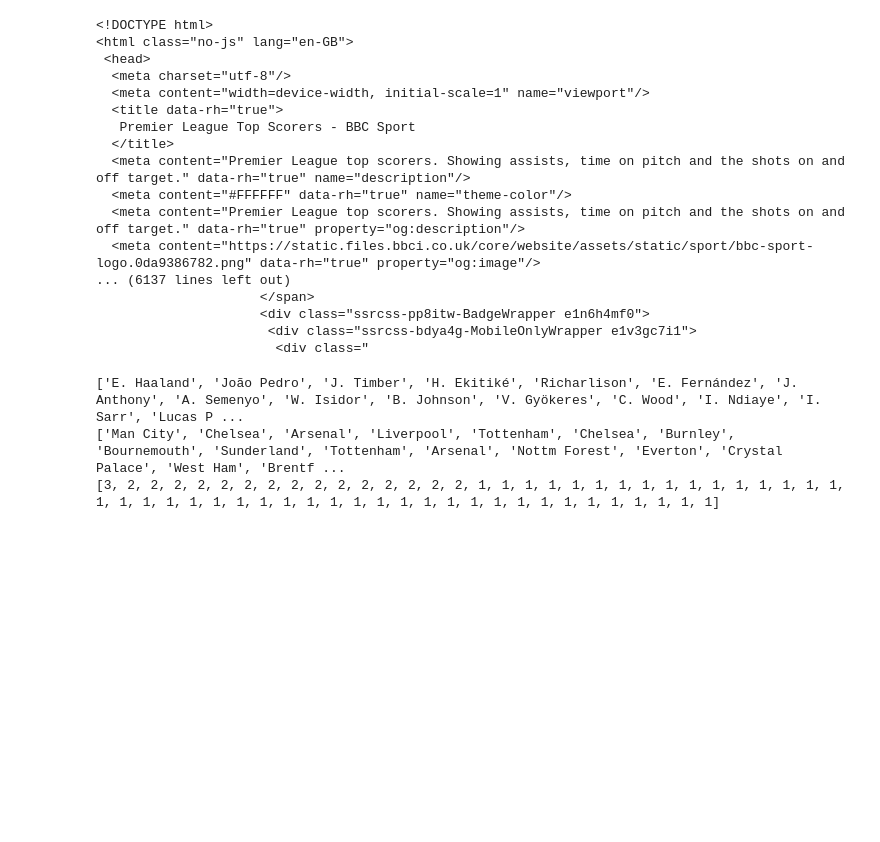
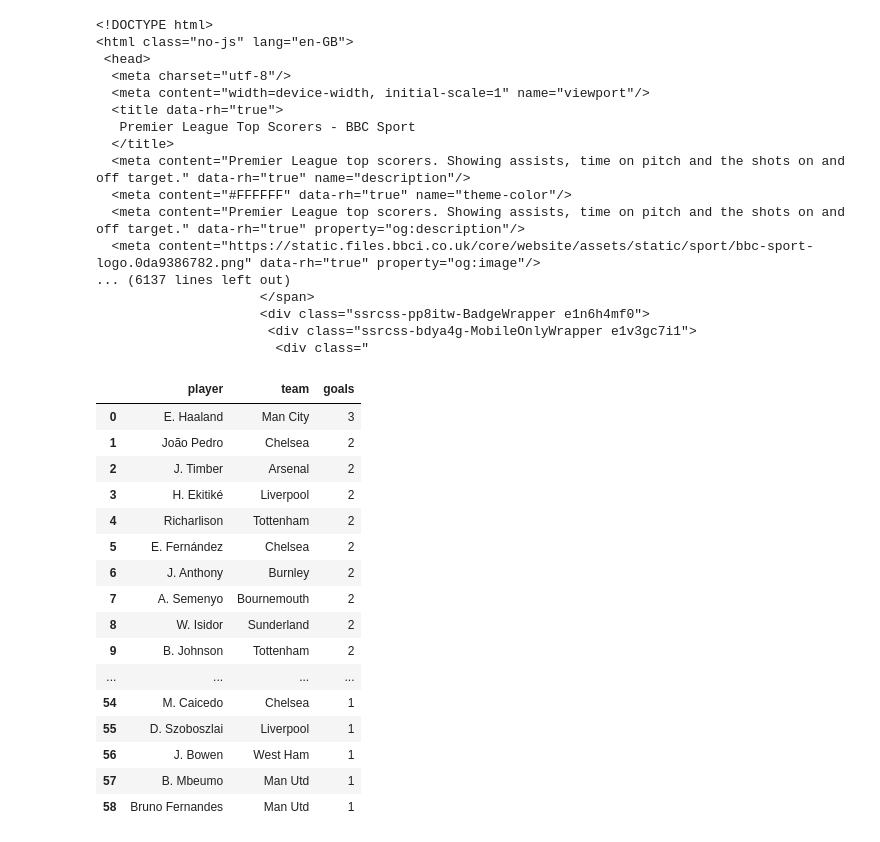
Before and after one commit to dummy1cx/Trade_Titan, a Jupyter notebook: Web Scraping/test_1.ipynb, the cells around one changed output. Drawn from its saved outputs; the diff is of its cells as text; code cells hidden in the pictures; blank space fills up the shorter version.

```diff
--- a/Web Scraping/test_1.ipynb
+++ b/Web Scraping/test_1.ipynb
@@ -536,15 +536,36 @@ else:
         player_name = player.find('div', class_ ="ssrcss-m6ah29-PlayerName e1n8xy5b1").get_text(strip= True)
         team_name = player.find('div', class_ = 'ssrcss-qvpga1-TeamsSummary e1n8xy5b0').get_text(strip= True)
         goal = int(player.find('div', class_ = "ssrcss-18ap757-CellWrapper ef9ipf0").get_text(strip= True))
+
         player_names.append(player_name)
         team_names.append(team_name)
         goals.append(goal)
-        #break
+
+
+    data = {
+        'player' : player_names,
+        'team' : team_names,
+        'goals' : goals
+    }
+    import pandas as pd
+    df_players = pd.DataFrame(data)
-# %%
-print(player_names)
-print(team_names)
-print(goals)
-# %% [output]
-['E. Haaland', 'João Pedro', 'J. Timber', 'H. Ekitiké', 'Richarlison', 'E. Fernández', 'J. Anthony', 'A. Semenyo', 'W. Isidor', 'B. Johnson', 'V. Gyökeres', 'C. Wood', 'I. Ndiaye', 'I. Sarr', 'Lucas P ...
-['Man City', 'Chelsea', 'Arsenal', 'Liverpool', 'Tottenham', 'Chelsea', 'Burnley', 'Bournemouth', 'Sunderland', 'Tottenham', 'Arsenal', 'Nottm Forest', 'Everton', 'Crystal Palace', 'West Ham', 'Brentf ...
-[3, 2, 2, 2, 2, 2, 2, 2, 2, 2, 2, 2, 2, 2, 2, 2, 1, 1, 1, 1, 1, 1, 1, 1, 1, 1, 1, 1, 1, 1, 1, 1, 1, 1, 1, 1, 1, 1, 1, 1, 1, 1, 1, 1, 1, 1, 1, 1, 1, 1, 1, 1, 1, 1, 1, 1, 1, 1, 1]
+# %%
+df_players
+# %% [output]
+|  | player | team | goals |
+| 0 | E. Haaland | Man City | 3 |
+| 1 | João Pedro | Chelsea | 2 |
+| 2 | J. Timber | Arsenal | 2 |
+| 3 | H. Ekitiké | Liverpool | 2 |
+| 4 | Richarlison | Tottenham | 2 |
+| 5 | E. Fernández | Chelsea | 2 |
+| 6 | J. Anthony | Burnley | 2 |
+| 7 | A. Semenyo | Bournemouth | 2 |
+| 8 | W. Isidor | Sunderland | 2 |
+| 9 | B. Johnson | Tottenham | 2 |
+| ... | ... | ... | ... |
+| 54 | M. Caicedo | Chelsea | 1 |
+| 55 | D. Szoboszlai | Liverpool | 1 |
+| 56 | J. Bowen | West Ham | 1 |
+| 57 | B. Mbeumo | Man Utd | 1 |
+| 58 | Bruno Fernandes | Man Utd | 1 |
```
Also changed, not shown: 2 other files.
